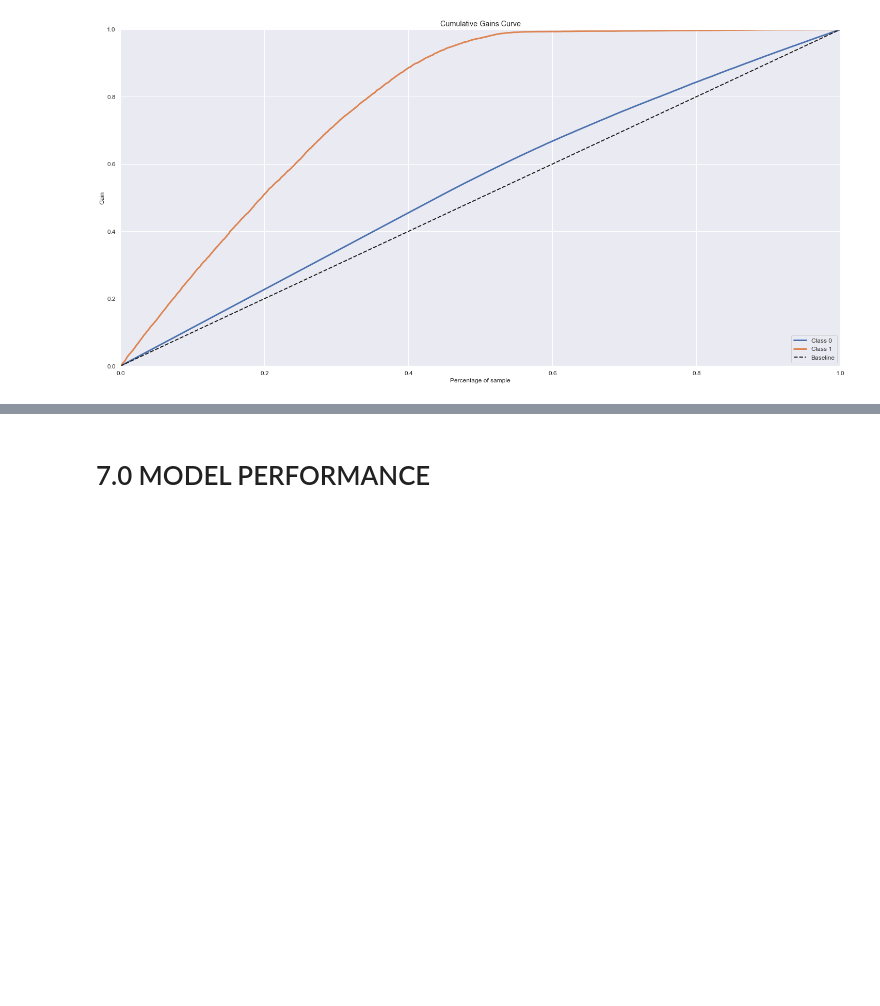
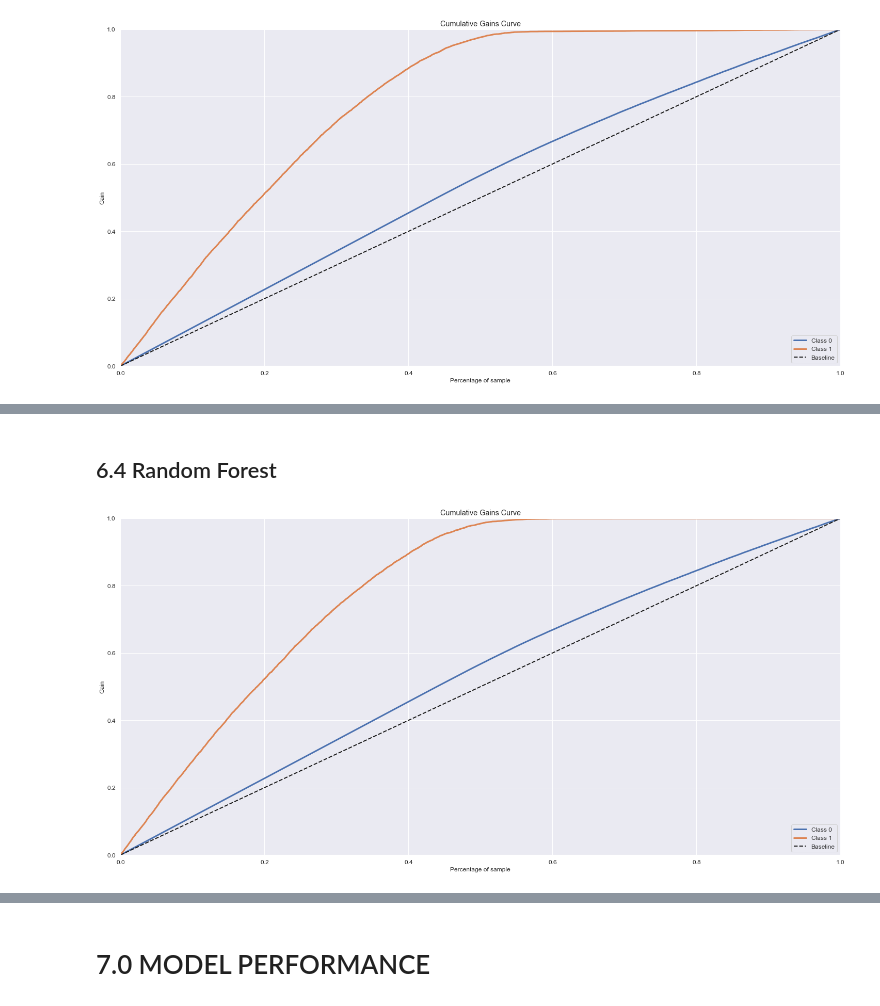
Before and after one commit to pedrocortez09/health_insurance_cross-sell, a Jupyter notebook: notebooks/3.0_phc_health_insurance.ipynb, the cells around one changed output, grey strips where cells are left out. Cells and saved outputs as stored; diff of their text form; code cells hidden in the pictures; blank space fills up the shorter version.

```diff
--- a/notebooks/3.0_phc_health_insurance.ipynb
+++ b/notebooks/3.0_phc_health_insurance.ipynb
@@ -578,0 +588,16 @@ skplt.metrics.plot_lift_curve( y_val, yhat_et );
+# %% [markdown]
+## 6.4 Random Forest
+# %%
+# model definition
+rf = en.RandomForestClassifier( n_estimators=1000, n_jobs=-1, random_state=42 )
+
+# model training
+rf.fit( x_train, y_train )
+
+# model prediction
+yhat_rf = rf.predict_proba( x_val )
+
+# Accumulative Gain
+skplt.metrics.plot_cumulative_gain( y_val, yhat_rf );
+# %% [output]
+[figure, added]
```
Also changed, not shown: parts of 30 cells of this notebook, 2 other files.
